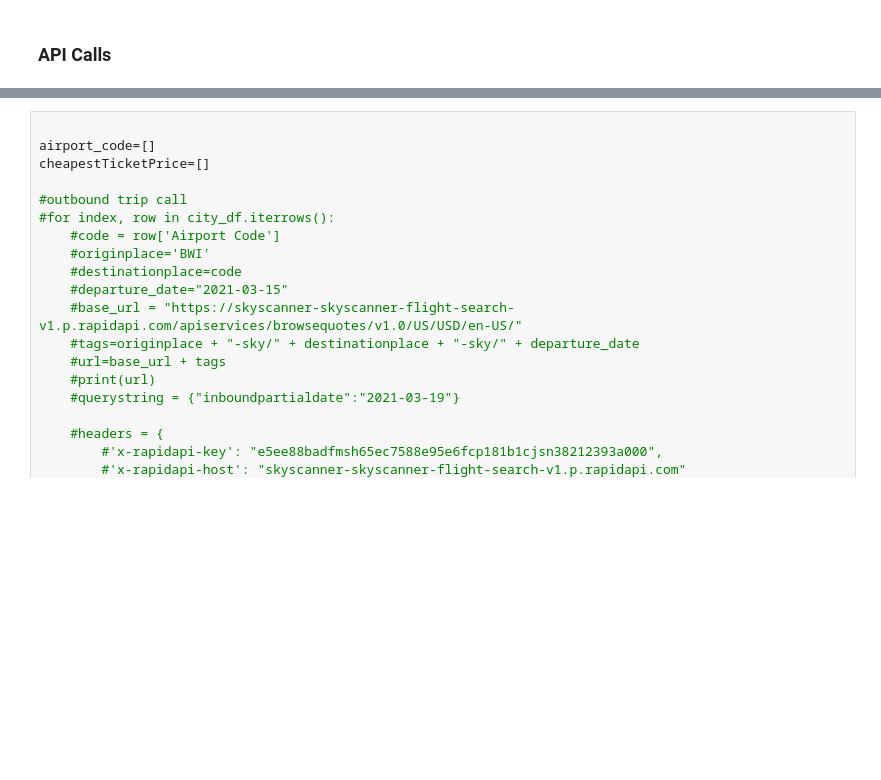
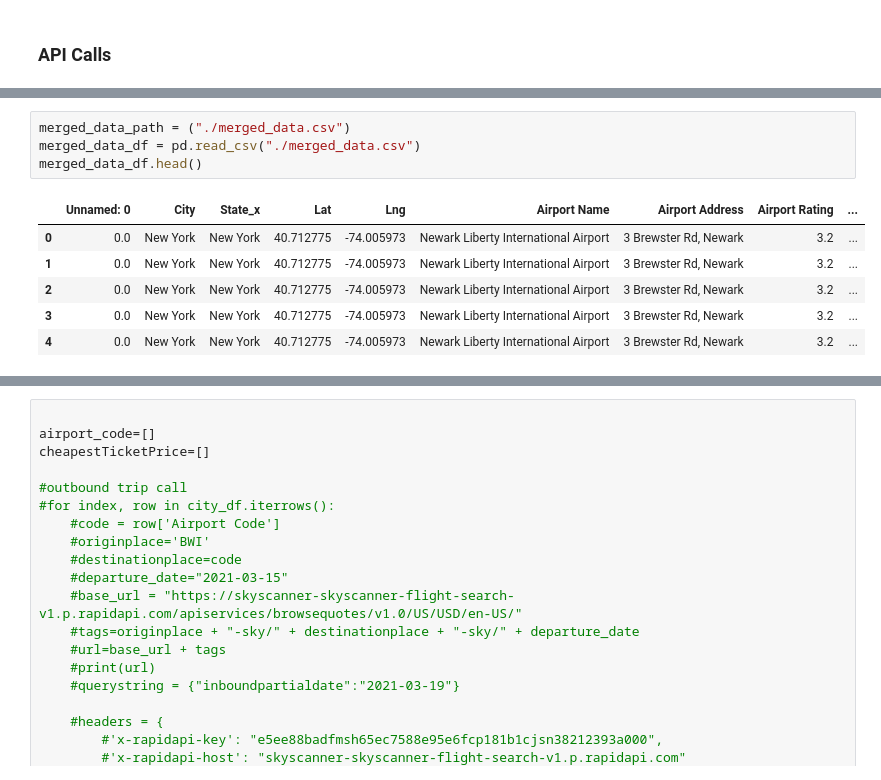
Before and after one commit to Kaylawkelly/HotelRateLocataion-Project1, a Jupyter notebook: Project 1 Travel.ipynb, the cells around one changed output, grey strips where cells are left out. Cells and saved outputs as stored; diff of their text form; blank space fills up the shorter version.

```diff
--- a/Project 1 Travel.ipynb
+++ b/Project 1 Travel.ipynb
@@ -34,3 +34,14 @@ city_df.head()
 | 2 | 2 | Chicago | Illinois | 41.878114 | -87.629798 | O'Hare International Airport | 10000 W O'Hare Ave, Chicago | 3.6 | ... |
 | 3 | 3 | Houston | Texas | 29.760427 | -95.369803 | William P. Hobby Airport | 7800 Airport Blvd, Houston | 4.0 | ... |
 | 4 | 4 | Philadelphia | Pennsylvania | 39.952584 | -75.165222 | Philadelphia International Airport | 8000 Essington Ave, Philadelphia | 3.3 | ... |
+# %%
+merged_data_path = ("./merged_data.csv")
+merged_data_df = pd.read_csv("./merged_data.csv")
+merged_data_df.head()
+# %% [output]
+|  | Unnamed: 0 | City | State_x | Lat | Lng | Airport Name | Airport Address | Airport Rating | ... |
+| 0 | 0.0 | New York | New York | 40.712775 | -74.005973 | Newark Liberty International Airport | 3 Brewster Rd, Newark | 3.2 | ... |
+| 1 | 0.0 | New York | New York | 40.712775 | -74.005973 | Newark Liberty International Airport | 3 Brewster Rd, Newark | 3.2 | ... |
+| 2 | 0.0 | New York | New York | 40.712775 | -74.005973 | Newark Liberty International Airport | 3 Brewster Rd, Newark | 3.2 | ... |
+| 3 | 0.0 | New York | New York | 40.712775 | -74.005973 | Newark Liberty International Airport | 3 Brewster Rd, Newark | 3.2 | ... |
+| 4 | 0.0 | New York | New York | 40.712775 | -74.005973 | Newark Liberty International Airport | 3 Brewster Rd, Newark | 3.2 | ... |
```
Also changed, not shown: parts of 2 cells of this notebook, 1 other file.
